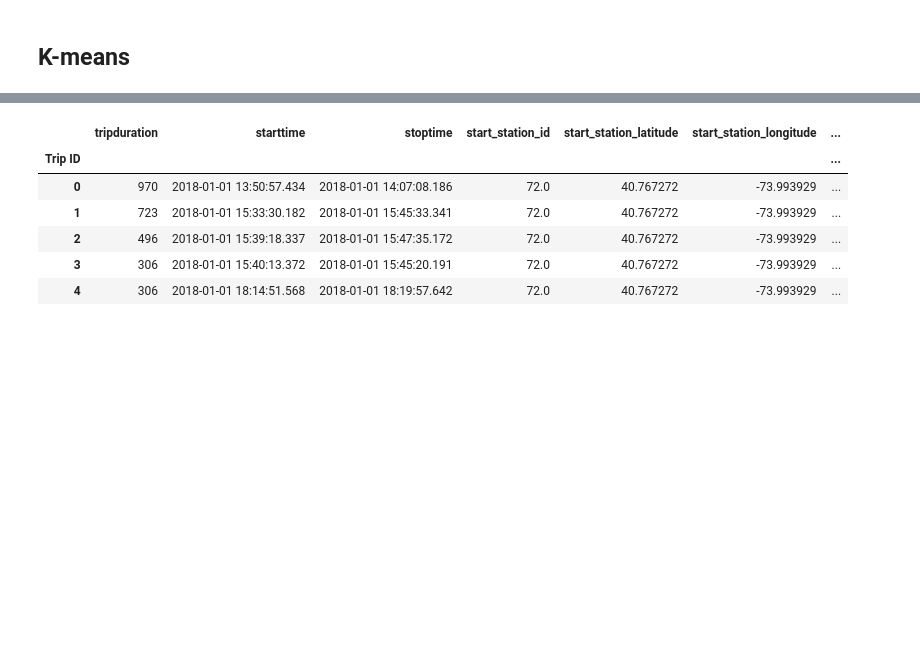
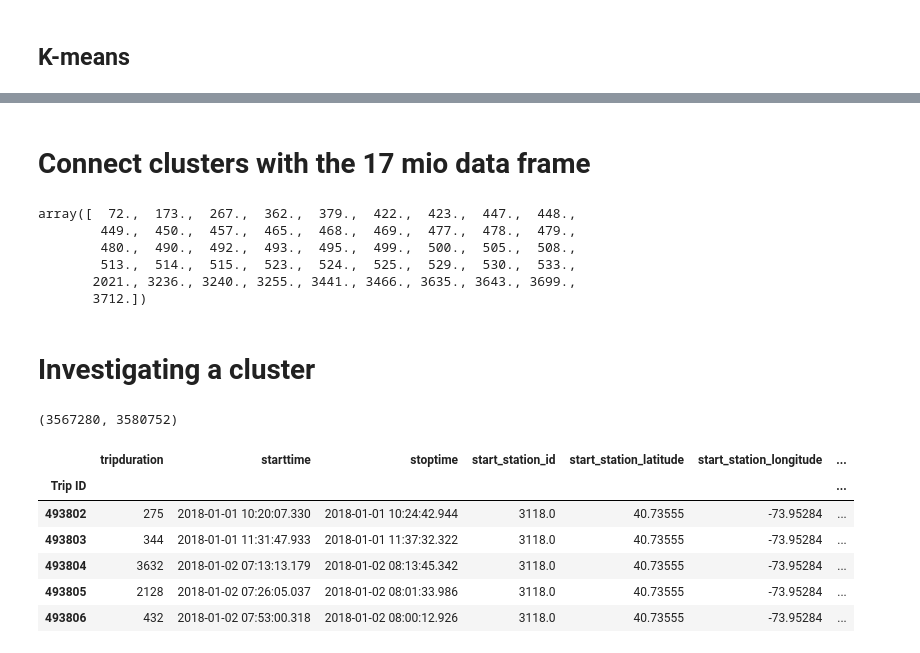
Before and after one commit to katrinemariepedersen/Business_analytics_project, a Jupyter notebook: Load_of_dat.ipynb, the cells around one changed output, grey strips where cells are left out. Cells and saved outputs as stored; diff of their text form; code cells hidden in the pictures; blank space fills up the shorter version.

```diff
--- a/Load_of_dat.ipynb
+++ b/Load_of_dat.ipynb
@@ -618,13 +583,0 @@ End Station Average Silhouette Score: 0.393
-# %%
-# Merge cluster assignments to the original dataframe
-f_cluster_merge = f.merge(dt_clusters_end['cluster'], left_on='end_station_id', right_index=True, how='left')
-
-f_cluster_merge.head()
-# %% [output]
-|  | tripduration | starttime | stoptime | start_station_id | start_station_latitude | start_station_longitude | ... |
-| Trip ID |  |  |  |  |  |  | ... |
-| 0 | 970 | 2018-01-01 13:50:57.434 | 2018-01-01 14:07:08.186 | 72.0 | 40.767272 | -73.993929 | ... |
-| 1 | 723 | 2018-01-01 15:33:30.182 | 2018-01-01 15:45:33.341 | 72.0 | 40.767272 | -73.993929 | ... |
-| 2 | 496 | 2018-01-01 15:39:18.337 | 2018-01-01 15:47:35.172 | 72.0 | 40.767272 | -73.993929 | ... |
-| 3 | 306 | 2018-01-01 15:40:13.372 | 2018-01-01 15:45:20.191 | 72.0 | 40.767272 | -73.993929 | ... |
-| 4 | 306 | 2018-01-01 18:14:51.568 | 2018-01-01 18:19:57.642 | 72.0 | 40.767272 | -73.993929 | ... |
@@ -630,0 +586,2 @@ f_cluster_merge.head()
+# %% [markdown]
+# Connect clusters with the 17 mio data frame
@@ -630,0 +603,27 @@ f_cluster_merge.head()
+# %%
+np.unique(dt_clusters_all[dt_clusters_all.cluster == 12].index)
+# %% [output]
+array([  72.,  173.,  267.,  362.,  379.,  422.,  423.,  447.,  448.,
+        449.,  450.,  457.,  465.,  468.,  469.,  477.,  478.,  479.,
+        480.,  490.,  492.,  493.,  495.,  499.,  500.,  505.,  508.,
+        513.,  514.,  515.,  523.,  524.,  525.,  529.,  530.,  533.,
+       2021., 3236., 3240., 3255., 3441., 3466., 3635., 3643., 3699.,
+       3712.])
+# %% [markdown]
+# Investigating a cluster
+# %%
+cluster_12_departures = df_merged_start[df_merged_start["cluster"] == 12].copy()
+cluster_12_arrivals = df_merged_end[df_merged_end['cluster'] == 12].copy()
+cluster_12_departures.size, cluster_12_arrivals.size
+# %% [output]
+(3567280, 3580752)
+# %%
+cluster_12_departures.head()
+# %% [output]
+|  | tripduration | starttime | stoptime | start_station_id | start_station_latitude | start_station_longitude | ... |
+| Trip ID |  |  |  |  |  |  | ... |
+| 493802 | 275 | 2018-01-01 10:20:07.330 | 2018-01-01 10:24:42.944 | 3118.0 | 40.73555 | -73.95284 | ... |
+| 493803 | 344 | 2018-01-01 11:31:47.933 | 2018-01-01 11:37:32.322 | 3118.0 | 40.73555 | -73.95284 | ... |
+| 493804 | 3632 | 2018-01-02 07:13:13.179 | 2018-01-02 08:13:45.342 | 3118.0 | 40.73555 | -73.95284 | ... |
+| 493805 | 2128 | 2018-01-02 07:26:05.037 | 2018-01-02 08:01:33.986 | 3118.0 | 40.73555 | -73.95284 | ... |
+| 493806 | 432 | 2018-01-02 07:53:00.318 | 2018-01-02 08:00:12.926 | 3118.0 | 40.73555 | -73.95284 | ... |
```
Also changed, not shown: parts of 18 cells of this notebook.
